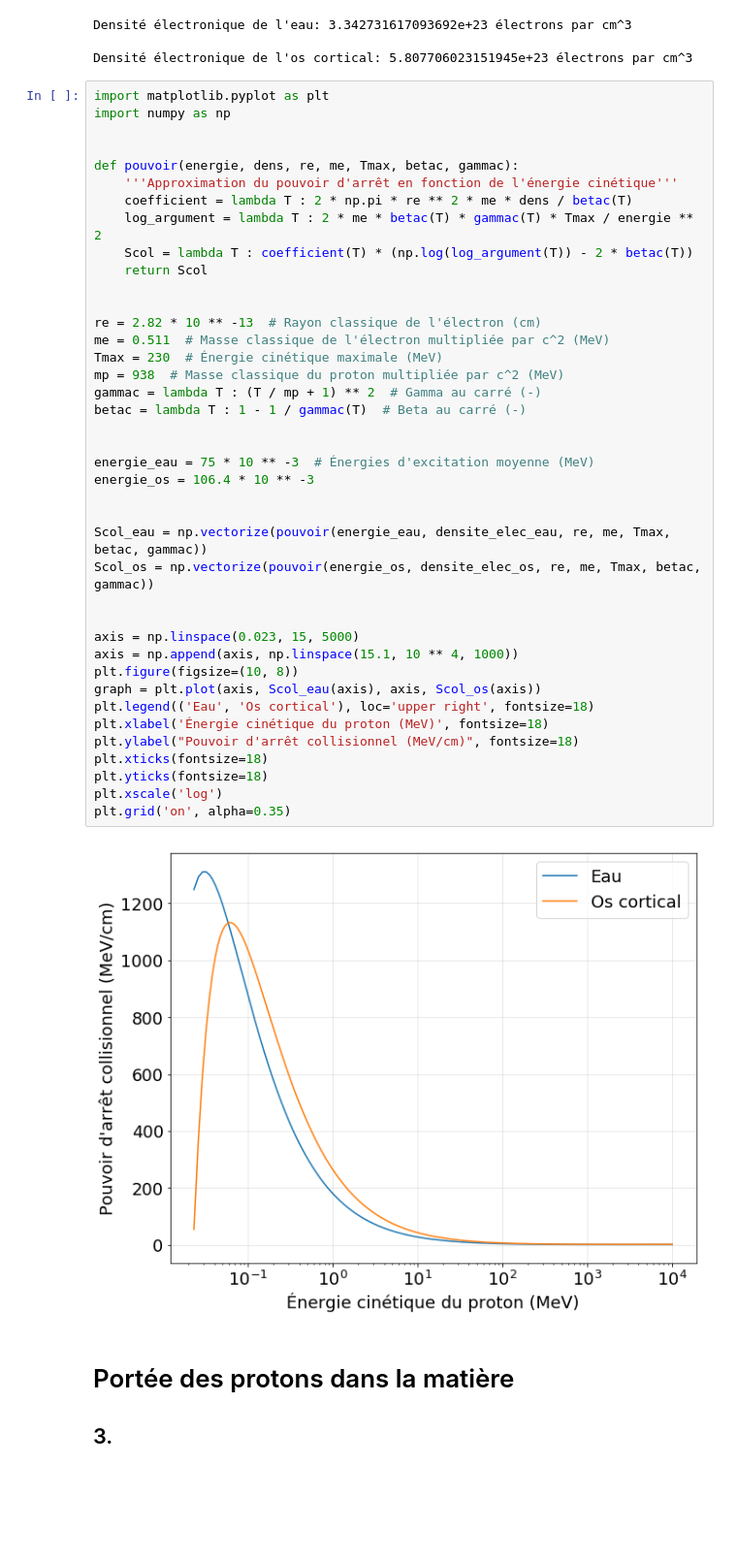
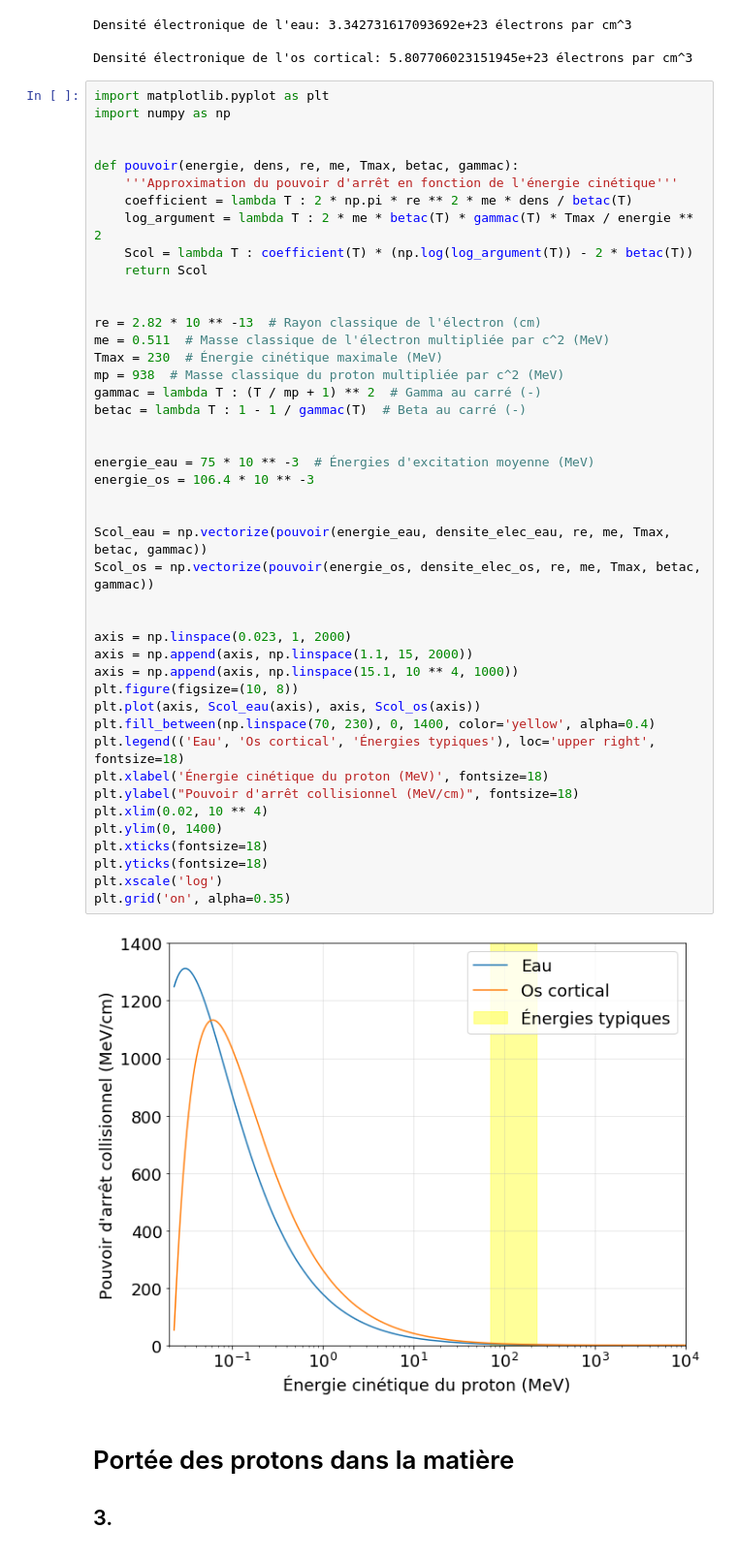
Before and after one commit to gahem1/Physique_Numerique, a Jupyter notebook: TP1_Gabriel_Hemond_Meriem_Khalfoun.ipynb, the cells around one changed output. Shown at 97% size. Drawn from its saved outputs; the diff is of its cells as text; blank space fills up the shorter version.

```diff
--- a/TP1_Gabriel_Hemond_Meriem_Khalfoun.ipynb
+++ b/TP1_Gabriel_Hemond_Meriem_Khalfoun.ipynb
@@ -67,37 +67,41 @@ def pouvoir(energie, dens, re, me, Tmax, betac, gammac):
     log_argument = lambda T : 2 * me * betac(T) * gammac(T) * Tmax / energie ** 2
     Scol = lambda T : coefficient(T) * (np.log(log_argument(T)) - 2 * betac(T))
     return Scol
 
 
 re = 2.82 * 10 ** -13  # Rayon classique de l'électron (cm)
 me = 0.511  # Masse classique de l'électron multipliée par c^2 (MeV)
 Tmax = 230  # Énergie cinétique maximale (MeV)
 mp = 938  # Masse classique du proton multipliée par c^2 (MeV)
 gammac = lambda T : (T / mp + 1) ** 2  # Gamma au carré (-)
 betac = lambda T : 1 - 1 / gammac(T)  # Beta au carré (-)
 
 
 energie_eau = 75 * 10 ** -3  # Énergies d'excitation moyenne (MeV)
 energie_os = 106.4 * 10 ** -3
 
 
 Scol_eau = np.vectorize(pouvoir(energie_eau, densite_elec_eau, re, me, Tmax, betac, gammac))
 Scol_os = np.vectorize(pouvoir(energie_os, densite_elec_os, re, me, Tmax, betac, gammac))
 
 
-axis = np.linspace(0.023, 15, 5000)
+axis = np.linspace(0.023, 1, 2000)
+axis = np.append(axis, np.linspace(1.1, 15, 2000))
 axis = np.append(axis, np.linspace(15.1, 10 ** 4, 1000))
 plt.figure(figsize=(10, 8))
-graph = plt.plot(axis, Scol_eau(axis), axis, Scol_os(axis))
-plt.legend(('Eau', 'Os cortical'), loc='upper right', fontsize=18)
+plt.plot(axis, Scol_eau(axis), axis, Scol_os(axis))
+plt.fill_between(np.linspace(70, 230), 0, 1400, color='yellow', alpha=0.4)
+plt.legend(('Eau', 'Os cortical', 'Énergies typiques'), loc='upper right', fontsize=18)
 plt.xlabel('Énergie cinétique du proton (MeV)', fontsize=18)
 plt.ylabel("Pouvoir d'arrêt collisionnel (MeV/cm)", fontsize=18)
+plt.xlim(0.02, 10 ** 4)
+plt.ylim(0, 1400)
 plt.xticks(fontsize=18)
 plt.yticks(fontsize=18)
 plt.xscale('log')
 plt.grid('on', alpha=0.35)
 # %% [output]
-[figure, old version]
+[figure, new version]
 # %% [markdown]
 # Portée des protons dans la matière
 ## 3.
```
Also changed, not shown: parts of 1 cell of this notebook.
